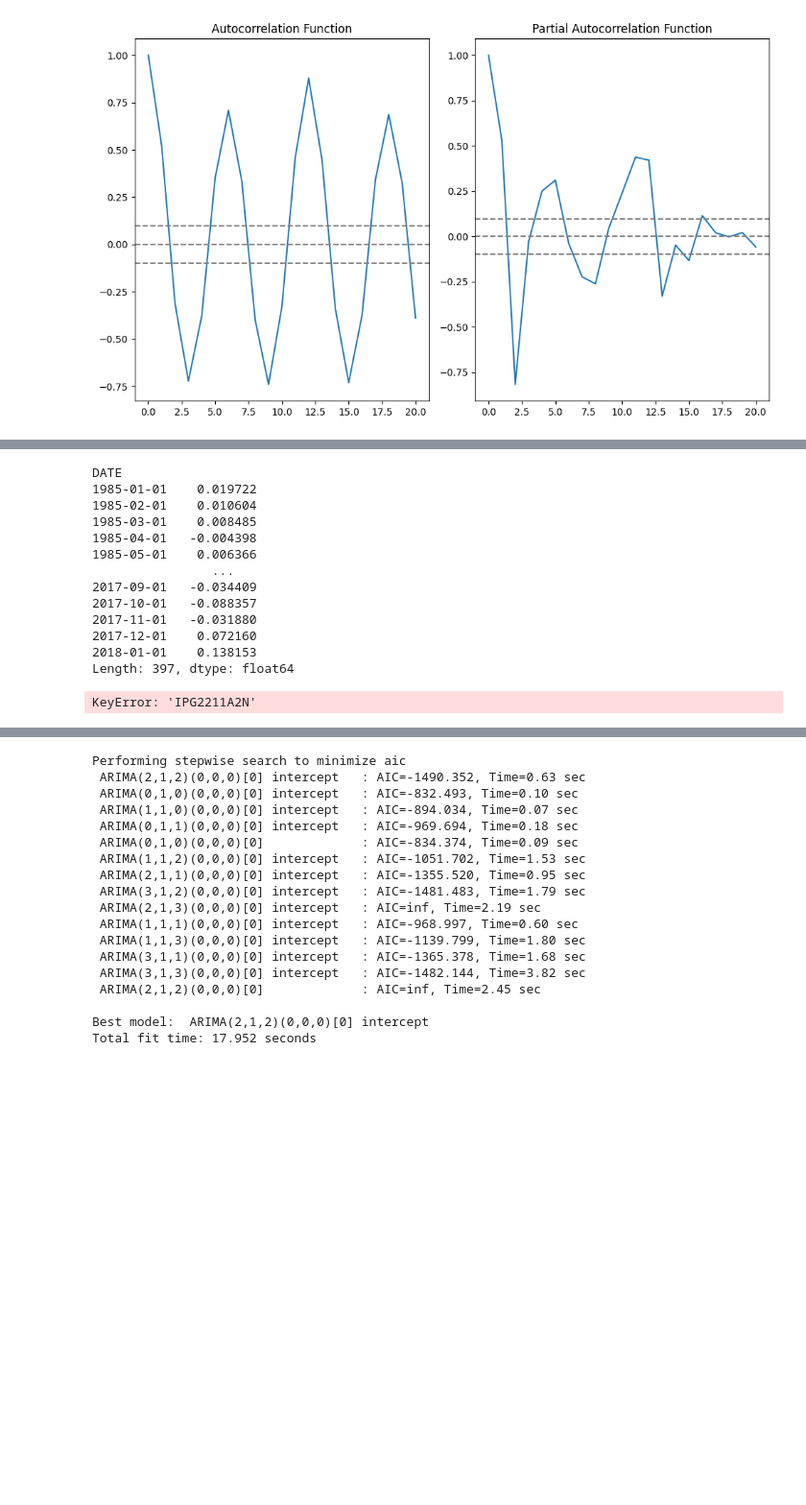
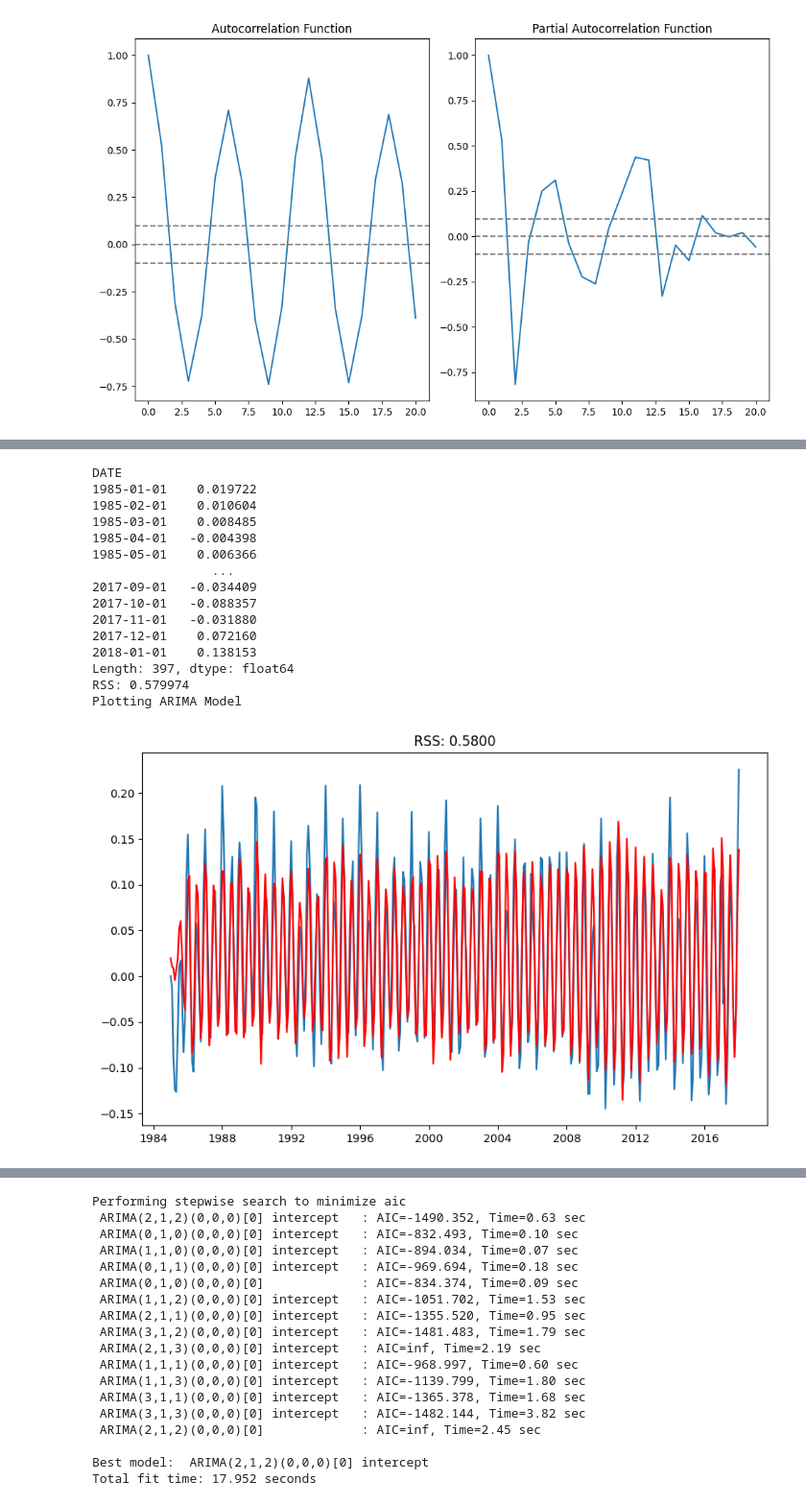
Before and after one commit to Parth18062003/DAV, a Jupyter notebook: Experiment4,5,6/DAV_EXP4,5,6.ipynb, the cells around one changed output, grey strips where cells are left out. Shown at 96% size. Drawn from its saved outputs; the diff is of its cells as text; code cells hidden in the pictures; blank space fills up the shorter version.

```diff
--- a/Experiment4,5,6/DAV_EXP4,5,6.ipynb
+++ b/Experiment4,5,6/DAV_EXP4,5,6.ipynb
@@ -416,29 +467,31 @@ KeyError: 'IPG2211A2N'
 # %%
 from statsmodels.tsa.arima.model import ARIMA
 # ARMA Model
 model_03 = ARIMA(datasetLogScaleMinusMovingExponentialDecayAverage, order=(2,0,2))
 results_ARMA = model_03.fit()
 print(results_ARMA.fittedvalues)
-print('RSS: %f' % sum((results_ARMA.fittedvalues-datasetLogScaleMinusMovingExponentialDecayAverage['IPG2211A2N'])**2))
+print('RSS: %f' % sum((results_ARMA.fittedvalues-datasetLogScaleMinusMovingExponentialDecayAverage['Value'])**2))
 plt.plot(datasetLogScaleMinusMovingExponentialDecayAverage)
 plt.plot(results_ARMA.fittedvalues, color='red')
-plt.title('RSS: %.4f' % sum((results_ARMA.fittedvalues-datasetLogScaleMinusMovingExponentialDecayAverage['IPG2211A2N'])**2))
+plt.title('RSS: %.4f' % sum((results_ARMA.fittedvalues-datasetLogScaleMinusMovingExponentialDecayAverage['Value'])**2))
 print("Plotting ARIMA Model")
 # %% [output]
 DATE
 1985-01-01    0.019722
 1985-02-01    0.010604
 1985-03-01    0.008485
 1985-04-01   -0.004398
 1985-05-01    0.006366
                 ...
 2017-09-01   -0.034409
 2017-10-01   -0.088357
 2017-11-01   -0.031880
 2017-12-01    0.072160
 2018-01-01    0.138153
 Length: 397, dtype: float64
+RSS: 0.579974
+Plotting ARIMA Model
-KeyError: 'IPG2211A2N'
+[figure, added]
 # %%
 from statsmodels.tsa.arima.model import ARIMA
 # ARIMA Model
```
Also changed, not shown: parts of 21 cells of this notebook.
